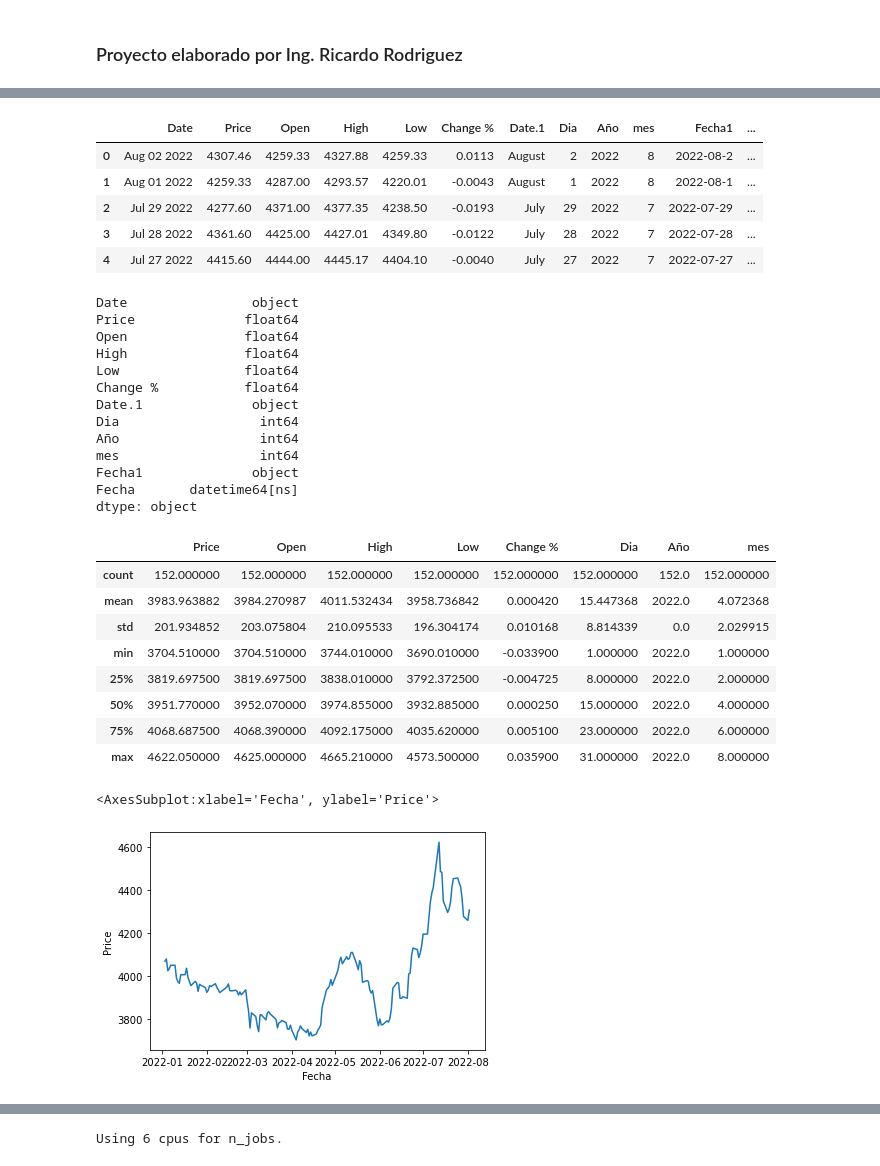
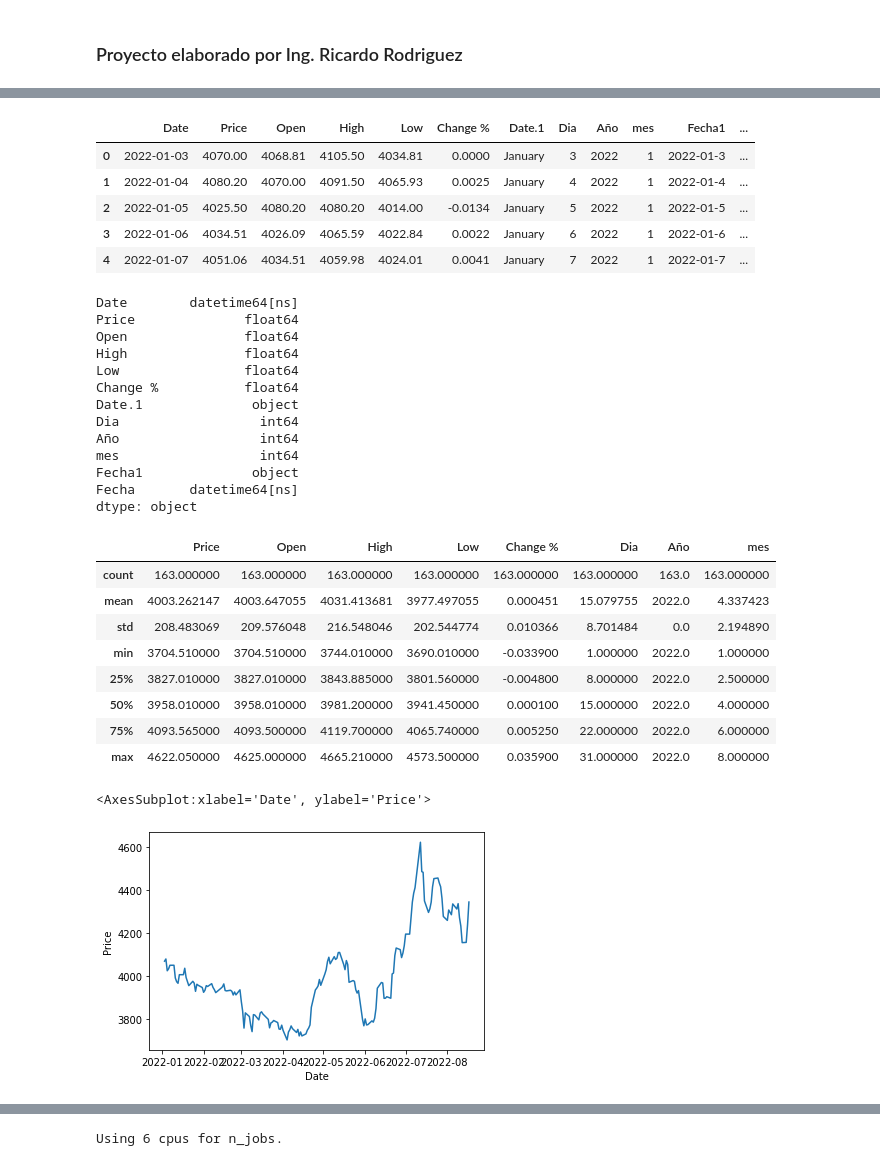
Before and after one commit to Risharky/forecaster_experiment, a Jupyter notebook: Untitled.ipynb, the cells around one changed output, grey strips where cells are left out. Cells and saved outputs as stored; diff of their text form; code cells hidden in the pictures.

```diff
--- a/Untitled.ipynb
+++ b/Untitled.ipynb
@@ -13,6 +13,7 @@ import matplotlib.pyplot as plt
 import seaborn as sns
 # %%
 #carga de datos
-df= pd.read_excel('datos/USD_COP Historical Data.xlsx')
-df.info
+#df= pd.read_excel('datos/USD_COP Historical Data.xlsx')
+df= pd.read_csv('datos/datos.csv',sep=';')
+df.info()
 # %% [output]
@@ -36,17 +53,18 @@ df.info
 # %%
 df['Fecha'] = pd.to_datetime(df['Fecha'])
+df['Date'] = pd.to_datetime(df['Date'])
 df.head()
 # %% [output]
 |  | Date | Price | Open | High | Low | Change % | Date.1 | Dia | Año | mes | Fecha1 | ... |
-| 0 | Aug 02 2022 | 4307.46 | 4259.33 | 4327.88 | 4259.33 | 0.0113 | August | 2 | 2022 | 8 | 2022-08-2 | ... |
-| 1 | Aug 01 2022 | 4259.33 | 4287.00 | 4293.57 | 4220.01 | -0.0043 | August | 1 | 2022 | 8 | 2022-08-1 | ... |
-| 2 | Jul 29 2022 | 4277.60 | 4371.00 | 4377.35 | 4238.50 | -0.0193 | July | 29 | 2022 | 7 | 2022-07-29 | ... |
-| 3 | Jul 28 2022 | 4361.60 | 4425.00 | 4427.01 | 4349.80 | -0.0122 | July | 28 | 2022 | 7 | 2022-07-28 | ... |
-| 4 | Jul 27 2022 | 4415.60 | 4444.00 | 4445.17 | 4404.10 | -0.0040 | July | 27 | 2022 | 7 | 2022-07-27 | ... |
+| 0 | 2022-01-03 | 4070.00 | 4068.81 | 4105.50 | 4034.81 | 0.0000 | January | 3 | 2022 | 1 | 2022-01-3 | ... |
+| 1 | 2022-01-04 | 4080.20 | 4070.00 | 4091.50 | 4065.93 | 0.0025 | January | 4 | 2022 | 1 | 2022-01-4 | ... |
+| 2 | 2022-01-05 | 4025.50 | 4080.20 | 4080.20 | 4014.00 | -0.0134 | January | 5 | 2022 | 1 | 2022-01-5 | ... |
+| 3 | 2022-01-06 | 4034.51 | 4026.09 | 4065.59 | 4022.84 | 0.0022 | January | 6 | 2022 | 1 | 2022-01-6 | ... |
+| 4 | 2022-01-07 | 4051.06 | 4034.51 | 4059.98 | 4024.01 | 0.0041 | January | 7 | 2022 | 1 | 2022-01-7 | ... |
 # %%
 df.dtypes
 # %% [output]
-Date                object
+Date        datetime64[ns]
 Price              float64
 Open               float64
 High               float64
@@ -63,19 +81,19 @@ dtype: object
 df.describe()
 # %% [output]
 |  | Price | Open | High | Low | Change % | Dia | Año | mes |
-| count | 152.000000 | 152.000000 | 152.000000 | 152.000000 | 152.000000 | 152.000000 | 152.0 | 152.000000 |
-| mean | 3983.963882 | 3984.270987 | 4011.532434 | 3958.736842 | 0.000420 | 15.447368 | 2022.0 | 4.072368 |
-| std | 201.934852 | 203.075804 | 210.095533 | 196.304174 | 0.010168 | 8.814339 | 0.0 | 2.029915 |
+| count | 163.000000 | 163.000000 | 163.000000 | 163.000000 | 163.000000 | 163.000000 | 163.0 | 163.000000 |
+| mean | 4003.262147 | 4003.647055 | 4031.413681 | 3977.497055 | 0.000451 | 15.079755 | 2022.0 | 4.337423 |
+| std | 208.483069 | 209.576048 | 216.548046 | 202.544774 | 0.010366 | 8.701484 | 0.0 | 2.194890 |
 | min | 3704.510000 | 3704.510000 | 3744.010000 | 3690.010000 | -0.033900 | 1.000000 | 2022.0 | 1.000000 |
-| 25% | 3819.697500 | 3819.697500 | 3838.010000 | 3792.372500 | -0.004725 | 8.000000 | 2022.0 | 2.000000 |
-| 50% | 3951.770000 | 3952.070000 | 3974.855000 | 3932.885000 | 0.000250 | 15.000000 | 2022.0 | 4.000000 |
-| 75% | 4068.687500 | 4068.390000 | 4092.175000 | 4035.620000 | 0.005100 | 23.000000 | 2022.0 | 6.000000 |
+| 25% | 3827.010000 | 3827.010000 | 3843.885000 | 3801.560000 | -0.004800 | 8.000000 | 2022.0 | 2.500000 |
+| 50% | 3958.010000 | 3958.010000 | 3981.200000 | 3941.450000 | 0.000100 | 15.000000 | 2022.0 | 4.000000 |
+| 75% | 4093.565000 | 4093.500000 | 4119.700000 | 4065.740000 | 0.005250 | 22.000000 | 2022.0 | 6.000000 |
 | max | 4622.050000 | 4625.000000 | 4665.210000 | 4573.500000 | 0.035900 | 31.000000 | 2022.0 | 8.000000 |
 # %%
-sns.lineplot(data=df, x="Fecha", y="Price", markers=True, dashes=False)
+sns.lineplot(data=df, x="Date", y="Price", markers=True, dashes=False)
 # %% [output]
-<AxesSubplot:xlabel='Fecha', ylabel='Price'>
+<AxesSubplot:xlabel='Date', ylabel='Price'>
-[figure, old version]
+[figure, new version]
 # %%
 !pip install AutoTS
 # %% [output]
```
Also changed, not shown: parts of 19 cells of this notebook, 6 other files.
